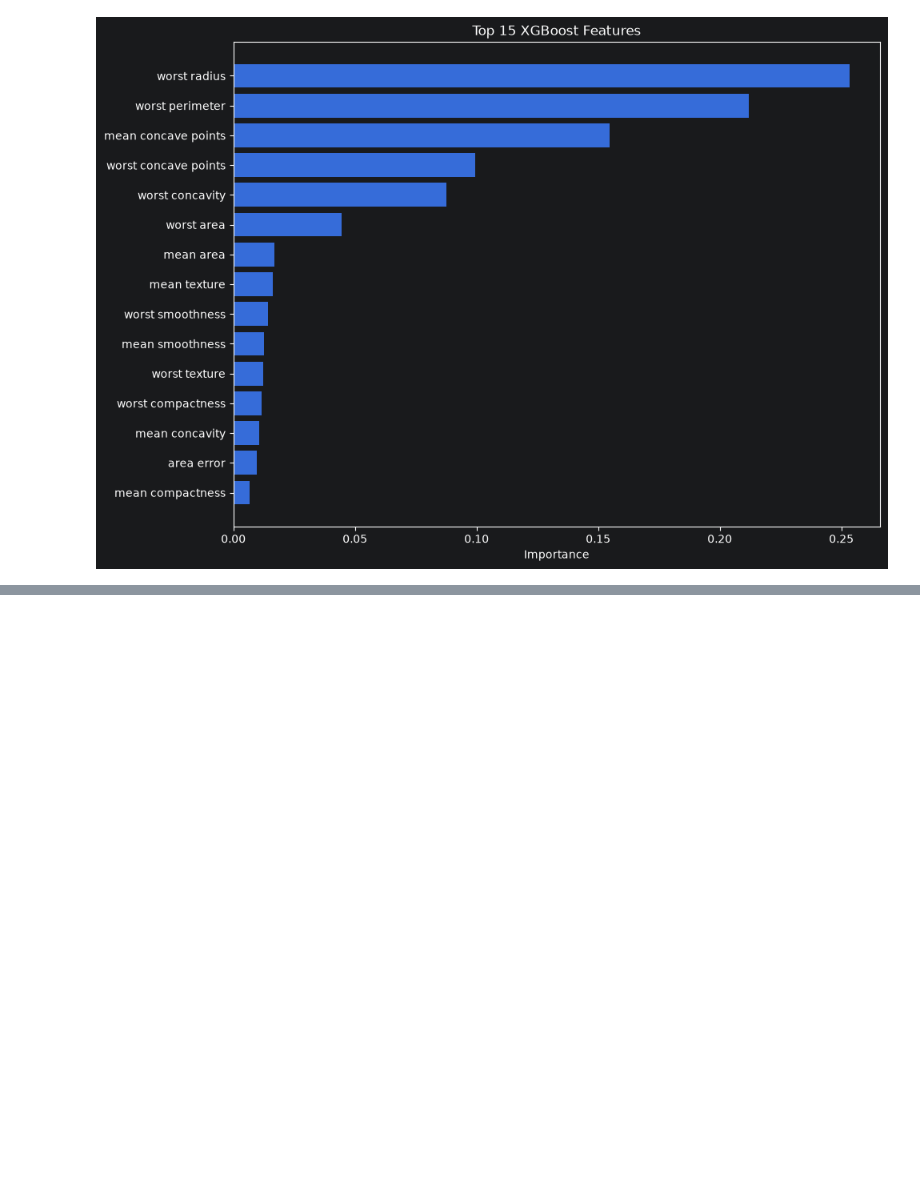
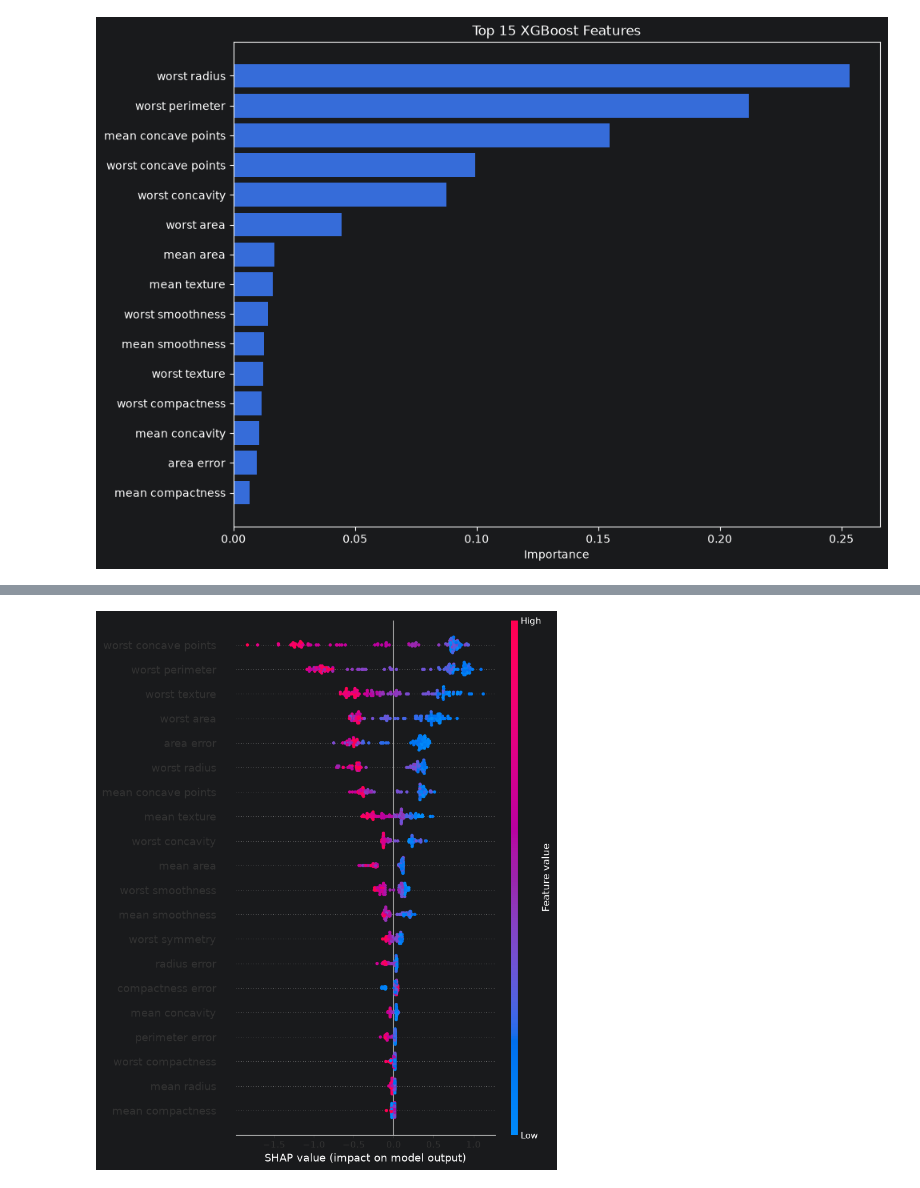
Before and after one commit to MUHAMMADZARYABKHAN-21/new.py, a Jupyter notebook: SCIKIT/Lesson24XGBOOSTProject_RealWorldWorkflow.ipynb, the cells around one changed output, grey strips where cells are left out. Saved outputs shown, nothing was run; the diff lists cells and outputs as text; code cells hidden in the pictures; blank space fills up the shorter version.

```diff
--- a/SCIKIT/Lesson24XGBOOSTProject_RealWorldWorkflow.ipynb
+++ b/SCIKIT/Lesson24XGBOOSTProject_RealWorldWorkflow.ipynb
@@ -442,0 +830,4 @@ plt.show()
+# %%
+explainer = shap.TreeExplainer(
+    tuned_model
+)
@@ -442,0 +844,7 @@ plt.show()
+# %%
+shap.summary_plot(
+    shap_values,
+    X_test
+)
+# %% [output]
+[figure, added]
```
Also changed, not shown: parts of 25 cells of this notebook.
